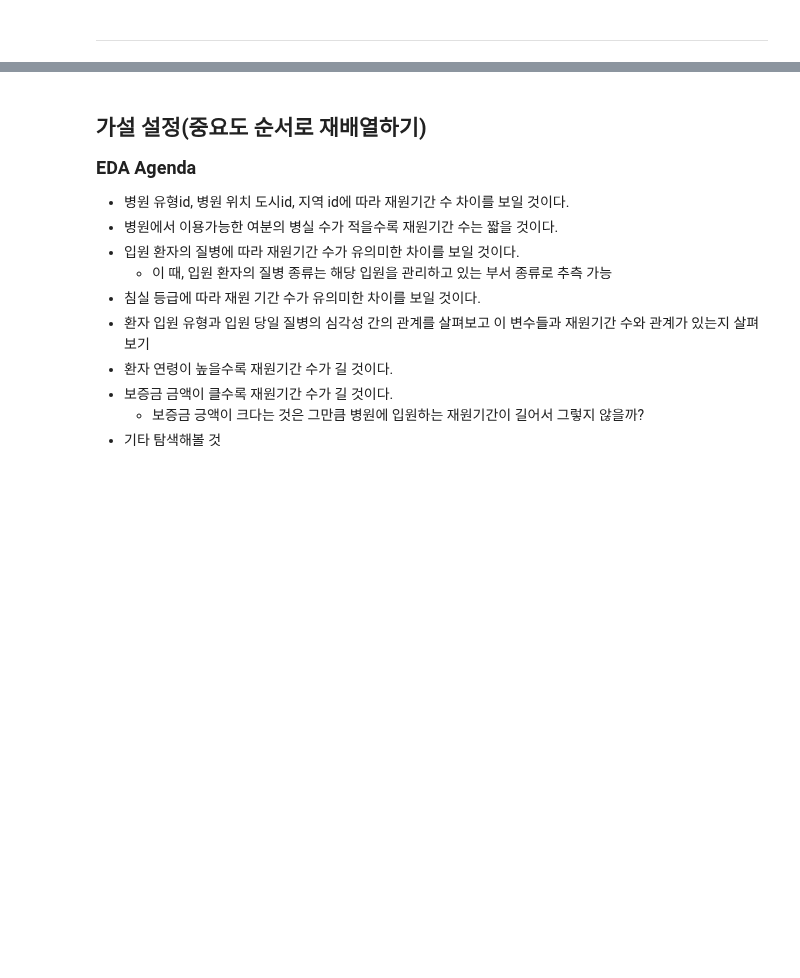
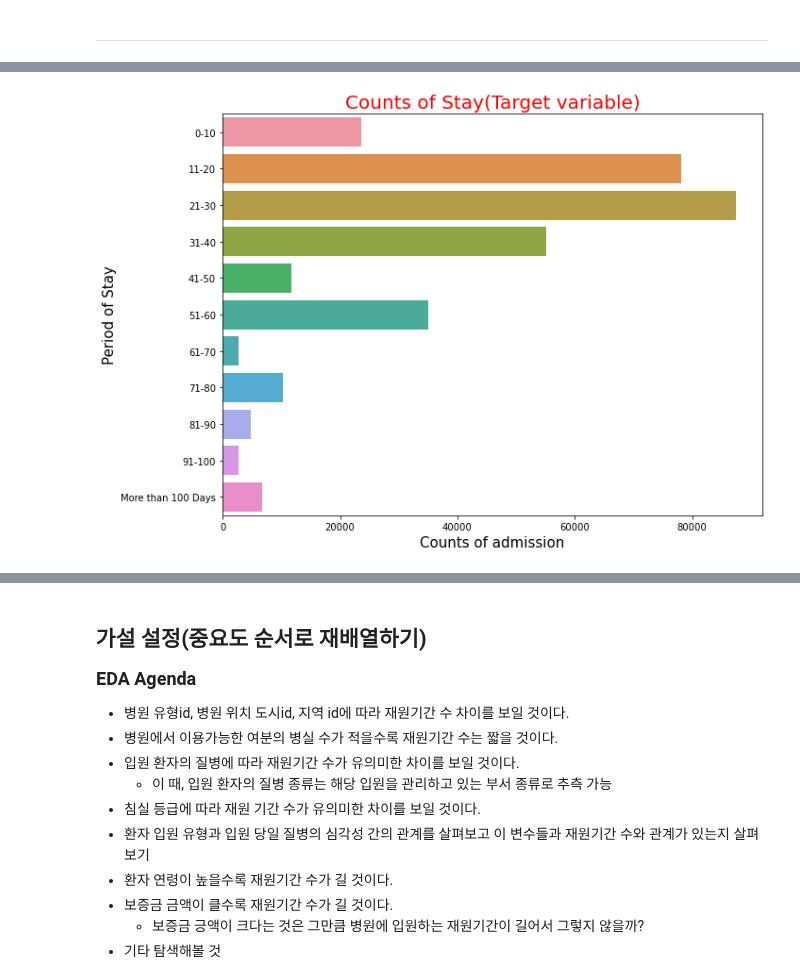
Before and after one commit to young-hun-jo/DataAnalysis, a Jupyter notebook: healthcare_los/analysis_myself.ipynb, the cells around one changed output, grey strips where cells are left out. Drawn from its saved outputs; the diff is of its cells as text; code cells hidden in the pictures; blank space fills up the shorter version.

```diff
--- a/healthcare_los/analysis_myself.ipynb
+++ b/healthcare_los/analysis_myself.ipynb
@@ -95,0 +116,18 @@ description
+# %%
+import seaborn as sns
+import matplotlib.pyplot as plt
+
+# 종속변수인 재원일수 순서화 시키기
+stay_order = ['0-10','11-20','21-30','31-40','41-50','51-60','61-70','71-80',
+             '81-90','91-100','More than 100 Days']
+train['Stay'] = pd.Categorical(train['Stay'], categories=stay_order, ordered=True)
+
+plt.figure(figsize=(10,7))
+sns.countplot(data=train, y='Stay')
+plt.title('Counts of Stay(Target variable)', fontsize=20, color='red')
+plt.xlabel('Counts of admission', fontsize=15)
+plt.ylabel('Period of Stay', fontsize=15)
+plt.tight_layout()
+plt.show()
+# %% [output]
+[figure, added]
```
Also changed, not shown: parts of 21 cells of this notebook.
